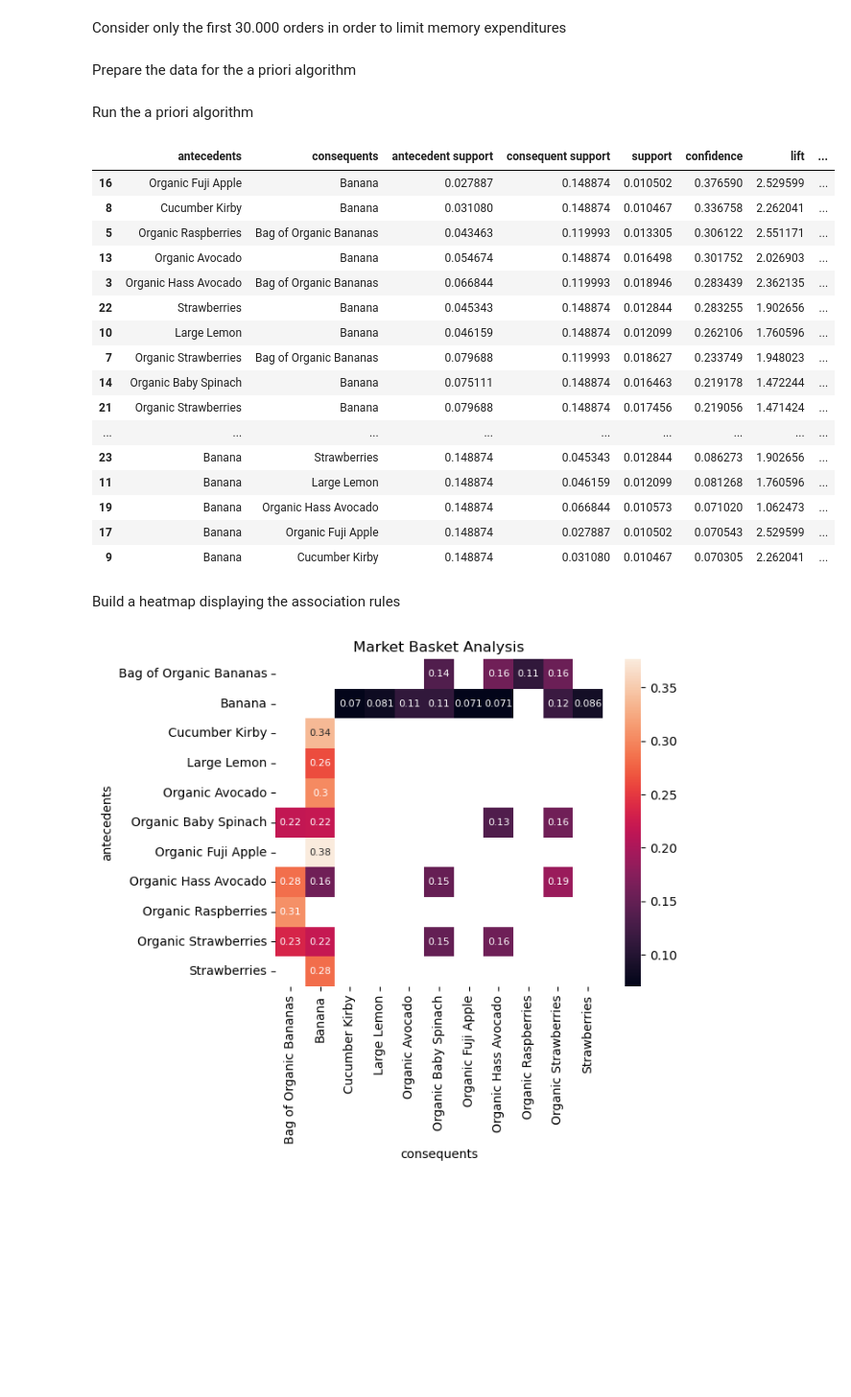
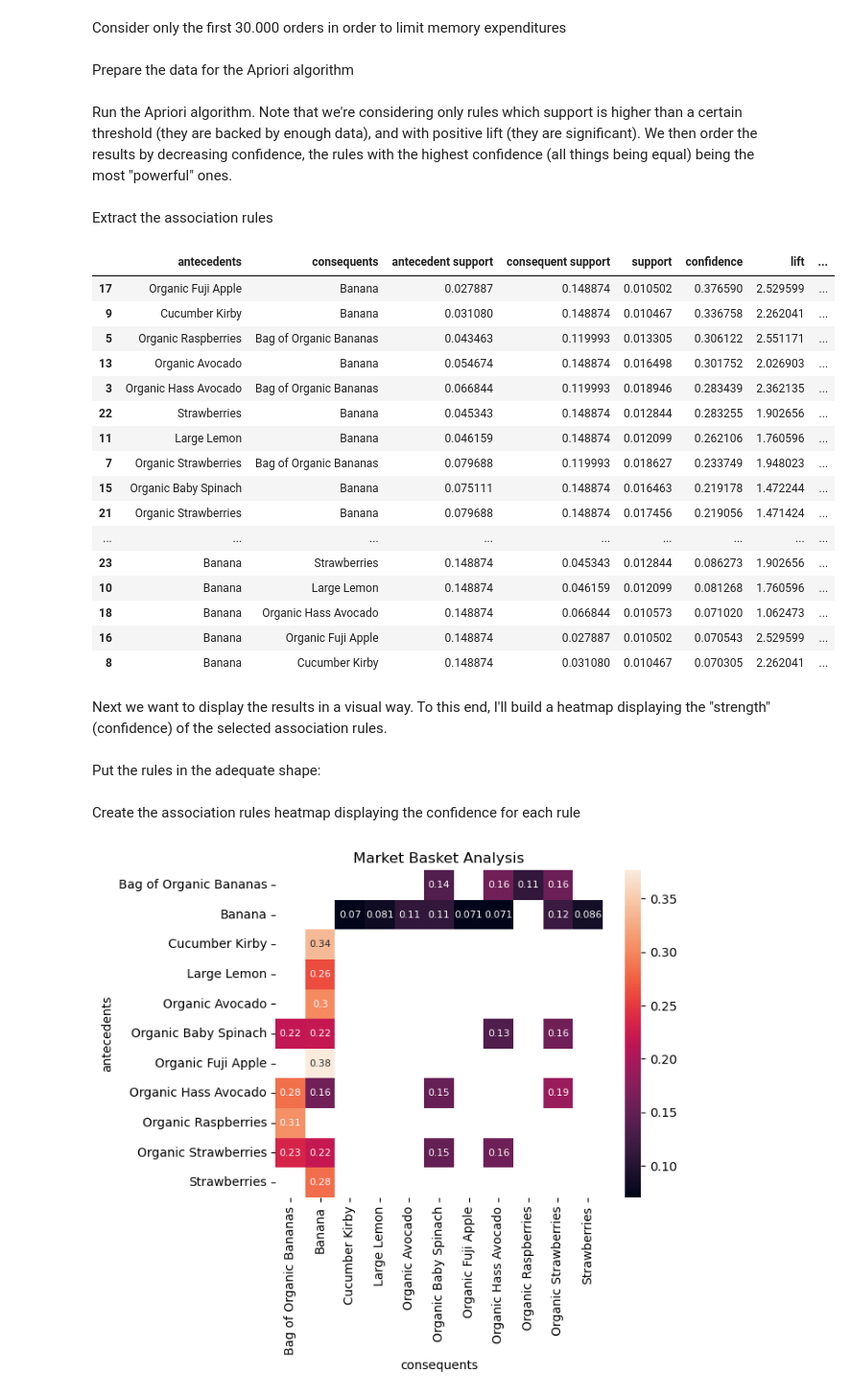
Before and after one commit to rafredj/hometask_NYer, a Jupyter notebook: Hometask_NYer.ipynb, the cells around one changed output. Shown: that part at 96% size. Cells and saved outputs as stored; diff of their text form; code cells hidden in the pictures; blank space fills up the shorter version.

```diff
--- a/Hometask_NYer.ipynb
+++ b/Hometask_NYer.ipynb
@@ -30,45 +35,47 @@ prod = pd.read_csv('C:\\Users\\Hannah\\jupyter_folder\\instacart-market-basket-a
 # %%
-data = pd.merge(order_prod,prod,how='inner',on='product_id')
+df_data = pd.merge(order_prod,prod,how='inner',on='product_id')
 # %% [markdown]
 Consider only the first 30.000 orders in order to limit memory expenditures
 # %%
-data = data[data['order_id']<30000]
+df_data = df_data[df_data['order_id']<30000]
 # %% [markdown]
-Prepare the data for the a priori algorithm
+Prepare the data for the Apriori algorithm
 # %%
-df_item = data[['order_id','product_name']].copy()
-df_item.rename(columns={'order_id':'order','product_name':'items'},inplace=True)
-df_item['temp']=True
-df = df_item.groupby(['order','items'])['temp'].any().unstack().fillna(False)
+df_apriori = df_data[['order_id','product_name']].copy()
+df_apriori.rename(columns={'order_id':'order','product_name':'items'},inplace=True)
+df_apriori['temp']=True
+df = df_apriori.groupby(['order','items'])['temp'].any().unstack().fillna(False)
 # %% [markdown]
-Run the a priori algorithm
+Run the Apriori algorithm. Note that we're considering only rules which support is higher than a certain threshold (they are backed by enough data), and with positive lift (they are significant). We then order the results by decreasing confidence, the rules with the highest confidence (all things being equal) being the most "powerful" ones.
 # %%
-from mlxtend.frequent_patterns import apriori
-freq_itemsets = apriori(df,min_support=0.01,use_colnames=True)
+apriori_out = apriori(df,min_support=0.01,use_colnames=True)
+# %% [markdown]
+Extract the association rules
 # %%
-from mlxtend.frequent_patterns import association_rules
-rules = association_rules(freq_itemsets,metric='lift',min_threshold=1)
+rules = association_rules(apriori_out,metric='lift',min_threshold=1)
 rules['antecedents'] = rules['antecedents'].apply(lambda a: ','.join(list(a)))
 rules['consequents'] = rules['consequents'].apply(lambda a: ','.join(list(a)))
 rules.sort_values(by='confidence',ascending=False)
 # %% [output]
 |  | antecedents | consequents | antecedent support | consequent support | support | confidence | lift | ... |
-| 16 | Organic Fuji Apple | Banana | 0.027887 | 0.148874 | 0.010502 | 0.376590 | 2.529599 | ... |
-| 8 | Cucumber Kirby | Banana | 0.031080 | 0.148874 | 0.010467 | 0.336758 | 2.262041 | ... |
+| 17 | Organic Fuji Apple | Banana | 0.027887 | 0.148874 | 0.010502 | 0.376590 | 2.529599 | ... |
+| 9 | Cucumber Kirby | Banana | 0.031080 | 0.148874 | 0.010467 | 0.336758 | 2.262041 | ... |
 | 5 | Organic Raspberries | Bag of Organic Bananas | 0.043463 | 0.119993 | 0.013305 | 0.306122 | 2.551171 | ... |
 | 13 | Organic Avocado | Banana | 0.054674 | 0.148874 | 0.016498 | 0.301752 | 2.026903 | ... |
 | 3 | Organic Hass Avocado | Bag of Organic Bananas | 0.066844 | 0.119993 | 0.018946 | 0.283439 | 2.362135 | ... |
 | 22 | Strawberries | Banana | 0.045343 | 0.148874 | 0.012844 | 0.283255 | 1.902656 | ... |
-| 10 | Large Lemon | Banana | 0.046159 | 0.148874 | 0.012099 | 0.262106 | 1.760596 | ... |
+| 11 | Large Lemon | Banana | 0.046159 | 0.148874 | 0.012099 | 0.262106 | 1.760596 | ... |
 | 7 | Organic Strawberries | Bag of Organic Bananas | 0.079688 | 0.119993 | 0.018627 | 0.233749 | 1.948023 | ... |
-| 14 | Organic Baby Spinach | Banana | 0.075111 | 0.148874 | 0.016463 | 0.219178 | 1.472244 | ... |
+| 15 | Organic Baby Spinach | Banana | 0.075111 | 0.148874 | 0.016463 | 0.219178 | 1.472244 | ... |
 | 21 | Organic Strawberries | Banana | 0.079688 | 0.148874 | 0.017456 | 0.219056 | 1.471424 | ... |
 | ... | ... | ... | ... | ... | ... | ... | ... | ... |
 | 23 | Banana | Strawberries | 0.148874 | 0.045343 | 0.012844 | 0.086273 | 1.902656 | ... |
-| 11 | Banana | Large Lemon | 0.148874 | 0.046159 | 0.012099 | 0.081268 | 1.760596 | ... |
-| 19 | Banana | Organic Hass Avocado | 0.148874 | 0.066844 | 0.010573 | 0.071020 | 1.062473 | ... |
-| 17 | Banana | Organic Fuji Apple | 0.148874 | 0.027887 | 0.010502 | 0.070543 | 2.529599 | ... |
-| 9 | Banana | Cucumber Kirby | 0.148874 | 0.031080 | 0.010467 | 0.070305 | 2.262041 | ... |
+| 10 | Banana | Large Lemon | 0.148874 | 0.046159 | 0.012099 | 0.081268 | 1.760596 | ... |
+| 18 | Banana | Organic Hass Avocado | 0.148874 | 0.066844 | 0.010573 | 0.071020 | 1.062473 | ... |
+| 16 | Banana | Organic Fuji Apple | 0.148874 | 0.027887 | 0.010502 | 0.070543 | 2.529599 | ... |
+| 8 | Banana | Cucumber Kirby | 0.148874 | 0.031080 | 0.010467 | 0.070305 | 2.262041 | ... |
 # %% [markdown]
-Build a heatmap displaying the association rules
+Next we want to display the results in a visual way. To this end, I'll build a heatmap displaying the "strength" (confidence) of the selected association rules.
+# %% [markdown]
+Put the rules in the adequate shape:
 # %%
@@ -78,4 +82,6 @@ import matplotlib.pyplot as plt
 apriori_rules = rules.pivot(index="antecedents", columns="consequents", values="confidence")
+# %% [markdown]
+Create the association rules heatmap displaying the confidence for each rule
 # %%
 ax = sns.heatmap(apriori_rules, annot=True, square=True,annot_kws={'size': 8})
 plt.title("Market Basket Analysis")
```
Also changed, not shown: parts of 31 cells of this notebook.
